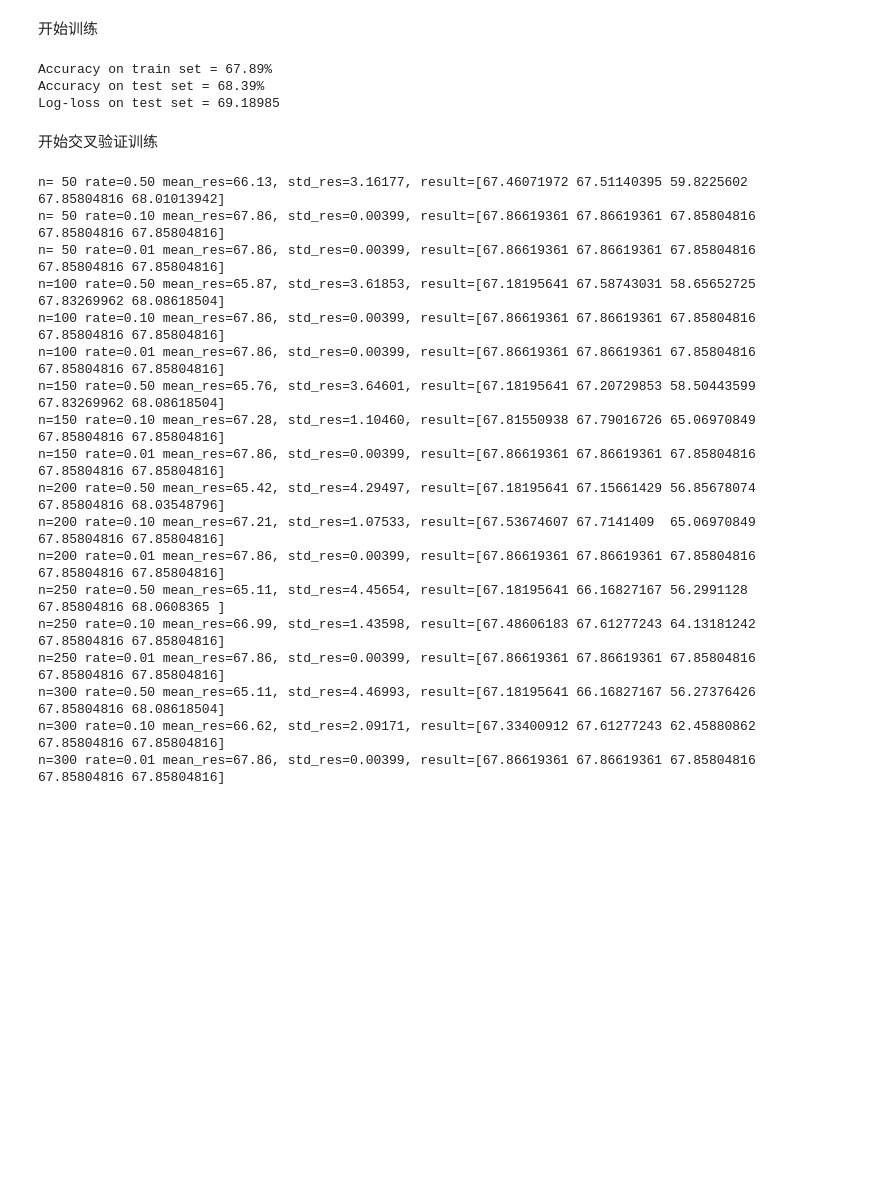
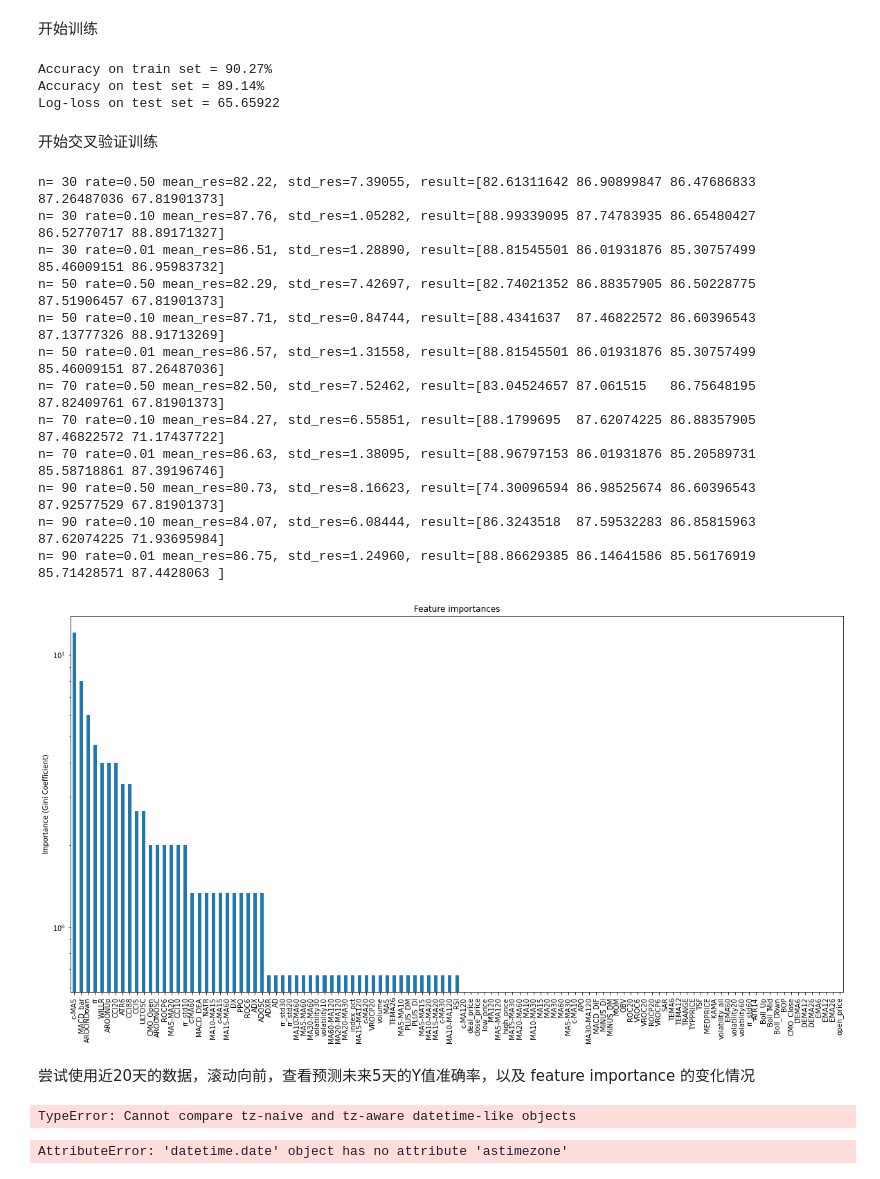
Before and after one commit to mmmaaaggg/vnpy_mass, a Jupyter notebook: strategies/multi_factor_research.ipynb, the cells around one changed output. Drawn from its saved outputs; the diff is of its cells as text; code cells hidden in the pictures; blank space fills up the shorter version.

```diff
--- a/strategies/multi_factor_research.ipynb
+++ b/strategies/multi_factor_research.ipynb
@@ -137,13 +149,13 @@ x_arr.shape, y_arr.shape, np.sum(y_arr==-1), np.sum(y_arr==1)
 # n_estimators太小，容易欠拟合，n_estimators太大，又容易过拟合，
 # 一般选择一个适中的数值。默认是50。
 # 在实际调参的过程中，我们常常将n_estimators和learning_rate一起考虑。
-n_estimators = 150
+n_estimators = 50
 # 对于同样的训练集拟合效果，
 # 较小的ν意味着我们需要更多的弱学习器的迭代次数。
 # 通常用步长和迭代最大次数一起来决定算法的拟合效果。
 # 所以这两个参数n_estimators和learning_rate要一起调参。
 # 一般来说，可以从一个小一点的ν开始调参，默认是1。
-learning_rate = 1.0
+learning_rate = 0.1
 scaler = preprocessing.MinMaxScaler()
 clf = ensemble.AdaBoostClassifier(
     n_estimators=n_estimators, learning_rate=learning_rate)
@@ -163,9 +175,9 @@ y_pred_prob = clf.predict_proba(x_test_trans)
 print('Accuracy on test set = {:.2f}%'.format(metrics.accuracy_score(y_test_arr, y_pred) * 100))
 print('Log-loss on test set = {:.5f}'.format(metrics.log_loss(y_test_arr, y_pred_prob) * 100))
 # %% [output]
-Accuracy on train set = 67.89%
-Accuracy on test set = 68.39%
-Log-loss on test set = 69.18985
+Accuracy on train set = 90.27%
+Accuracy on test set = 89.14%
+Log-loss on test set = 65.65922
 # %% [markdown]
 开始交叉验证训练
 # %%
@@ -173,27 +185,52 @@ import itertools
 
 scaler = preprocessing.MinMaxScaler()
 x_trans_arr = scaler.fit_transform(x_arr)
-for n, rate in itertools.product(range(50, 301, 50), [0.5, 0.1, 0.01]):
+for n, rate in itertools.product(range(30, 100, 20), [0.5, 0.1, 0.01]):
     estimator = ensemble.AdaBoostClassifier(
     n_estimators=n, learning_rate=rate)
     result = np.array(cross_val_score(estimator, x_trans_arr, y_arr)) * 100
     print(f'n={n:3d} rate={rate:.2f} mean_res={np.mean(result):.2f}, std_res={np.std(result):.5f}, result={result}')
 # %% [output]
-n= 50 rate=0.50 mean_res=66.13, std_res=3.16177, result=[67.46071972 67.51140395 59.8225602  67.85804816 68.01013942]
-n= 50 rate=0.10 mean_res=67.86, std_res=0.00399, result=[67.86619361 67.86619361 67.85804816 67.85804816 67.85804816]
-n= 50 rate=0.01 mean_res=67.86, std_res=0.00399, result=[67.86619361 67.86619361 67.85804816 67.85804816 67.85804816]
-n=100 rate=0.50 mean_res=65.87, std_res=3.61853, result=[67.18195641 67.58743031 58.65652725 67.83269962 68.08618504]
-n=100 rate=0.10 mean_res=67.86, std_res=0.00399, result=[67.86619361 67.86619361 67.85804816 67.85804816 67.85804816]
-n=100 rate=0.01 mean_res=67.86, std_res=0.00399, result=[67.86619361 67.86619361 67.85804816 67.85804816 67.85804816]
-n=150 rate=0.50 mean_res=65.76, std_res=3.64601, result=[67.18195641 67.20729853 58.50443599 67.83269962 68.08618504]
-n=150 rate=0.10 mean_res=67.28, std_res=1.10460, result=[67.81550938 67.79016726 65.06970849 67.85804816 67.85804816]
-n=150 rate=0.01 mean_res=67.86, std_res=0.00399, result=[67.86619361 67.86619361 67.85804816 67.85804816 67.85804816]
-n=200 rate=0.50 mean_res=65.42, std_res=4.29497, result=[67.18195641 67.15661429 56.85678074 67.85804816 68.03548796]
-n=200 rate=0.10 mean_res=67.21, std_res=1.07533, result=[67.53674607 67.7141409  65.06970849 67.85804816 67.85804816]
-n=200 rate=0.01 mean_res=67.86, std_res=0.00399, result=[67.86619361 67.86619361 67.85804816 67.85804816 67.85804816]
-n=250 rate=0.50 mean_res=65.11, std_res=4.45654, result=[67.18195641 66.16827167 56.2991128  67.85804816 68.0608365 ]
-n=250 rate=0.10 mean_res=66.99, std_res=1.43598, result=[67.48606183 67.61277243 64.13181242 67.85804816 67.85804816]
-n=250 rate=0.01 mean_res=67.86, std_res=0.00399, result=[67.86619361 67.86619361 67.85804816 67.85804816 67.85804816]
-n=300 rate=0.50 mean_res=65.11, std_res=4.46993, result=[67.18195641 66.16827167 56.27376426 67.85804816 68.08618504]
-n=300 rate=0.10 mean_res=66.62, std_res=2.09171, result=[67.33400912 67.61277243 62.45880862 67.85804816 67.85804816]
-n=300 rate=0.01 mean_res=67.86, std_res=0.00399, result=[67.86619361 67.86619361 67.85804816 67.85804816 67.85804816]
+n= 30 rate=0.50 mean_res=82.22, std_res=7.39055, result=[82.61311642 86.90899847 86.47686833 87.26487036 67.81901373]
+n= 30 rate=0.10 mean_res=87.76, std_res=1.05282, result=[88.99339095 87.74783935 86.65480427 86.52770717 88.89171327]
+n= 30 rate=0.01 mean_res=86.51, std_res=1.28890, result=[88.81545501 86.01931876 85.30757499 85.46009151 86.95983732]
+n= 50 rate=0.50 mean_res=82.29, std_res=7.42697, result=[82.74021352 86.88357905 86.50228775 87.51906457 67.81901373]
+n= 50 rate=0.10 mean_res=87.71, std_res=0.84744, result=[88.4341637  87.46822572 86.60396543 87.13777326 88.91713269]
+n= 50 rate=0.01 mean_res=86.57, std_res=1.31558, result=[88.81545501 86.01931876 85.30757499 85.46009151 87.26487036]
+n= 70 rate=0.50 mean_res=82.50, std_res=7.52462, result=[83.04524657 87.061515   86.75648195 87.82409761 67.81901373]
+n= 70 rate=0.10 mean_res=84.27, std_res=6.55851, result=[88.1799695  87.62074225 86.88357905 87.46822572 71.17437722]
+n= 70 rate=0.01 mean_res=86.63, std_res=1.38095, result=[88.96797153 86.01931876 85.20589731 85.58718861 87.39196746]
+n= 90 rate=0.50 mean_res=80.73, std_res=8.16623, result=[74.30096594 86.98525674 86.60396543 87.92577529 67.81901373]
+n= 90 rate=0.10 mean_res=84.07, std_res=6.08444, result=[86.3243518  87.59532283 86.85815963 87.62074225 71.93695984]
+n= 90 rate=0.01 mean_res=86.75, std_res=1.24960, result=[88.86629385 86.14641586 85.56176919 85.71428571 87.4428063 ]
+# %%
+feature_importances = pd.Series(clf.feature_importances_, index=factor_df.columns) * 100
+feature_importances.sort_values(ascending=False, inplace=True)
+ax = feature_importances.plot(kind='bar', figsize=(20,10))
+ax.set(ylabel='Importance (Gini Coefficient)', title='Feature importances');
+ax.set_yscale("log")
+# %% [output]
+[figure, added]
+# %% [markdown]
+尝试使用近20天的数据，滚动向前，查看预测未来5天的Y值准确率，以及 feature importance 的变化情况
+# %%
+win_size_days = 20
+predict_future_n_days = 5
+# 有效历史数据的日期序列
+available_hist_bar_df_date_s = pd.Series(available_hist_bar_df.index).apply(lambda x:x.date())
+# Unique 日期序列
+date_s = pd.Series(available_hist_bar_df_date_s.unique())
+for idx in range(win_size_days, data_s.shape[0]-predict_future_n_days):
+    dates = date_s.iloc[idx-win_size_days:idx]
+    date_from, date_to = pd.to_datetime(dates.min()), pd.to_datetime(dates.max())
+    sub_available = (date_from<=available_hist_bar_df.index) & (available_hist_bar_df.index<date_to)
+    sub_hist_bar_df = available_hist_bar_df[sub_available]
+    sub_y_arr = y_arr[sub_available]
+    break
+# %% [output]
+TypeError: Cannot compare tz-naive and tz-aware datetime-like objects
+# %%
+d = pd.to_datetime(dates.min())
+available_hist_bar_df.index[0], d
+# %% [output]
+AttributeError: 'datetime.date' object has no attribute 'astimezone'
```
Also changed, not shown: parts of 6 cells of this notebook.
